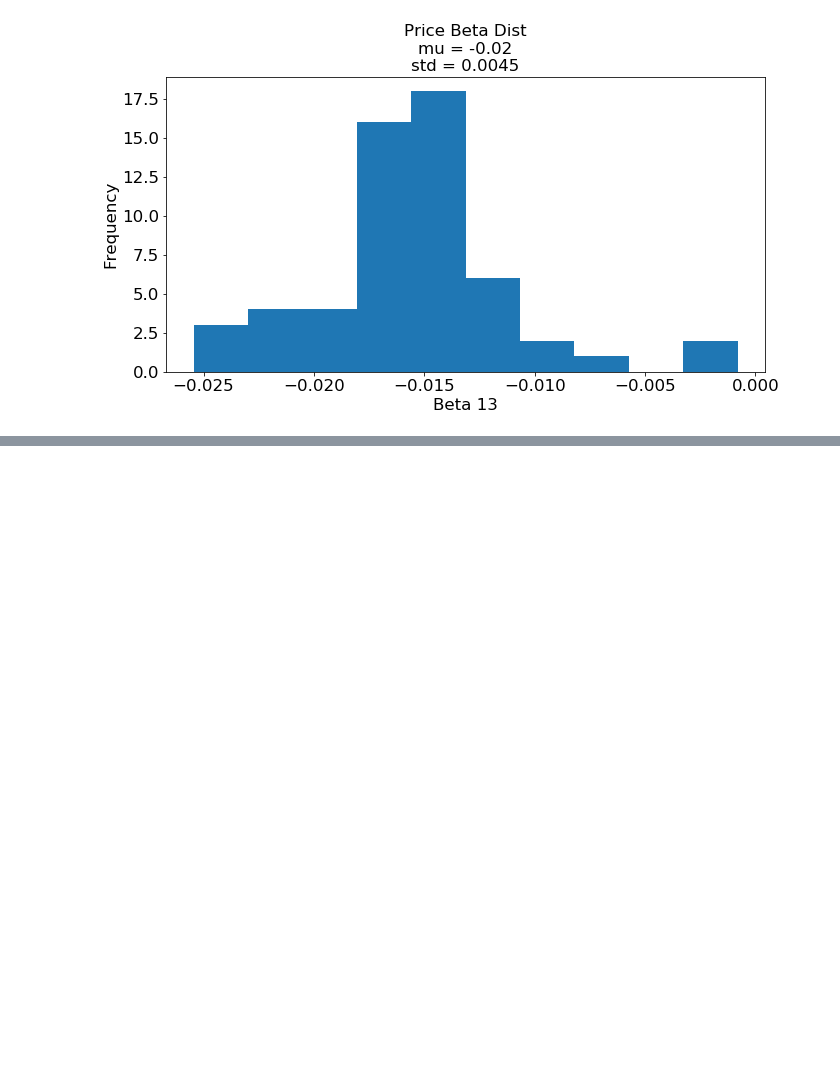
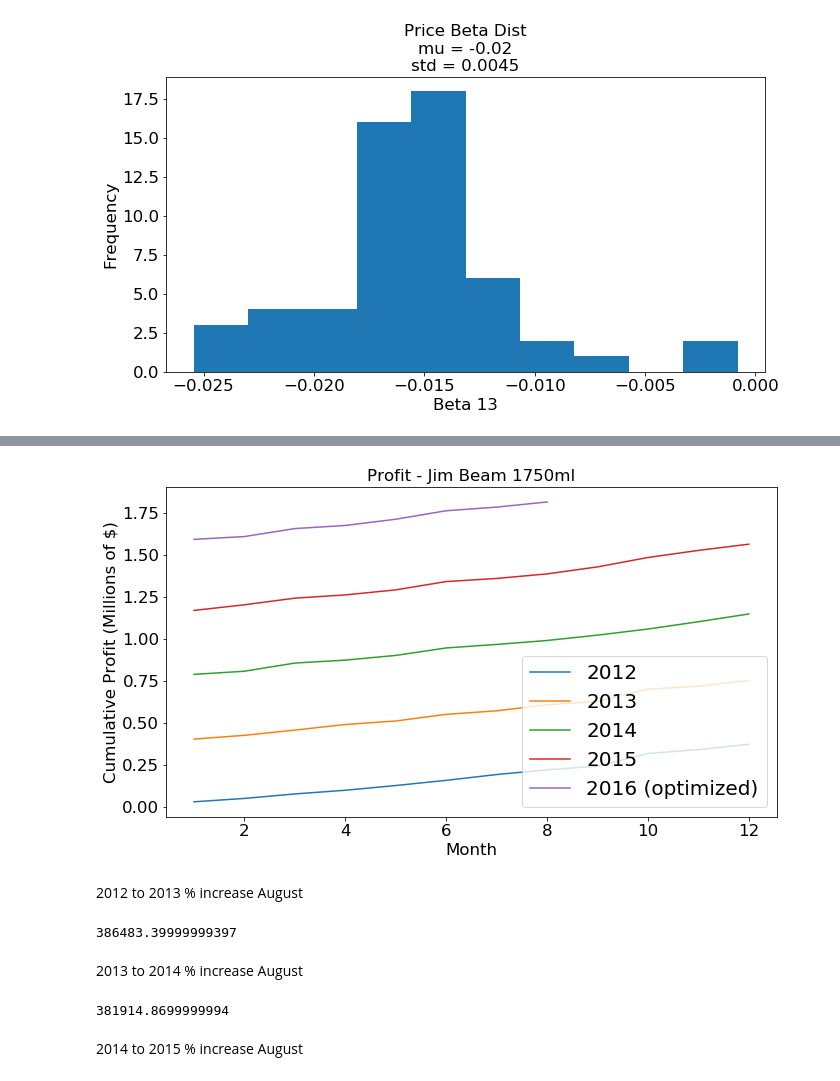
Before and after one commit to bulentarslan/drink-worthy-data, a Jupyter notebook: drink-worthy-data.ipynb, the cells around one changed output, grey strips where cells are left out. Saved outputs shown, nothing was run; the diff lists cells and outputs as text; code cells hidden in the pictures; blank space fills up the shorter version.

```diff
--- a/drink-worthy-data.ipynb
+++ b/drink-worthy-data.ipynb
@@ -386,3 +386,25 @@ fig.tight_layout()
 fig.savefig('./img/price_elasticity_hist.png')
 # %% [output]
 [figure]
+# %%
+transactions = pd.read_csv('./tmp/item_sales.csv')
+
+# print(transactions['state_bottle_retail']*transactions['sale_bottles'])
+# print(pd.DatetimeIndex(transactions['date']).strftime(date_format='%Y-%m'))
+
+transactions['month']=pd.DatetimeIndex(transactions['date']).strftime(date_format='%Y-%m')
+
+transactions.drop(columns=['invoice_line_no','date','itemno','pack','vendor_no'], inplace=True)
+
+
+gb = transactions.groupby('month')
+
+
+agg = pd.DataFrame()
+agg['Price'] = gb['state_bottle_retail'].mean()
+agg['Cost'] = gb['state_bottle_cost'].mean()
+agg['Demand'] = gb['sale_bottles'].sum()
+agg['Profit'] = (agg['Price'] - agg['Cost']) * agg['Demand']
+agg['Cum_Profit'] = agg['Profit'].cumsum()
+# %%
+Cum_Profit = pd.Series(agg['Cum_Profit']).values / 1000000
@@ -388,0 +421,29 @@ fig.savefig('./img/price_elasticity_hist.png')
+# %%
+fig, ax = plt.subplots(1, 1, sharex=True, figsize=(10, 6))
+ax.plot([i for i in range(1,13)],Cum_Profit[0:12],'-',
+           [i for i in range(1,13)],Cum_Profit[12:24],'-',
+           [i for i in range(1,13)],Cum_Profit[24:36],'-',
+           [i for i in range(1,13)],Cum_Profit[36:48],'-',
+           [i for i in range(1,9)],Cum_Profit[48:56],'-');
+ax.set_title('Profit - Jim Beam 1750ml')
+ax.set_ylabel('Cumulative Profit (Millions of $)')
+ax.set_xlabel('Month')
+ax.legend(['2012', '2013', '2014', '2015', '2016 (optimized)'], loc=4)
+fig.tight_layout()
+fig.savefig('./img/monthly_profit.png')
+# %% [output]
+[figure, added]
+# %% [markdown]
+2012 to 2013 % increase August
+# %%
+((agg['Cum_Profit'].loc['2013-08'] - agg['Cum_Profit'].loc['2012-08']))
+# %% [output]
+386483.39999999397
+# %% [markdown]
+2013 to 2014 % increase August
+# %%
+((agg['Cum_Profit'].loc['2014-08'] - agg['Cum_Profit'].loc['2013-08']))
+# %% [output]
+381914.8699999994
+# %% [markdown]
+2014 to 2015 % increase August
```
Also changed, not shown: parts of 4 cells of this notebook, 5 other files.
